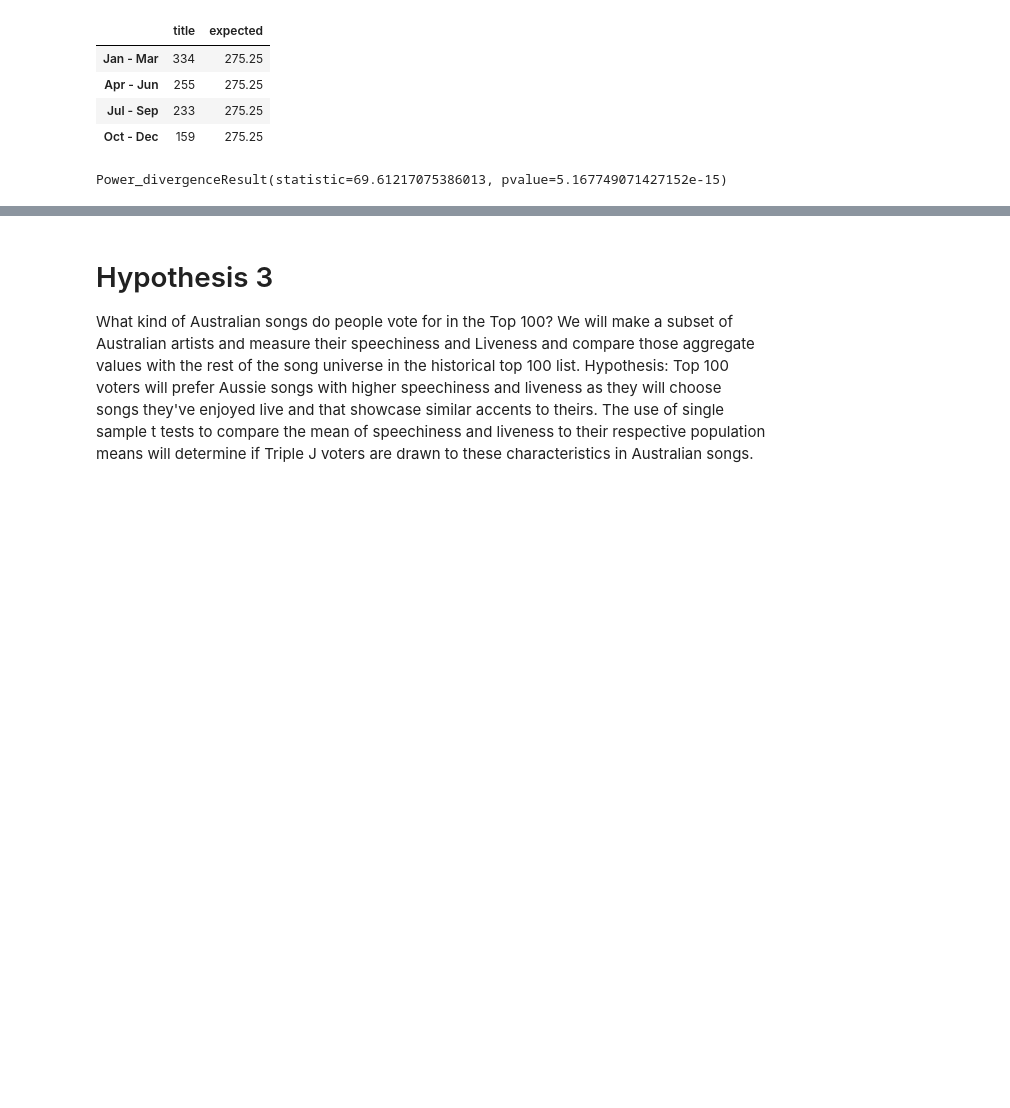
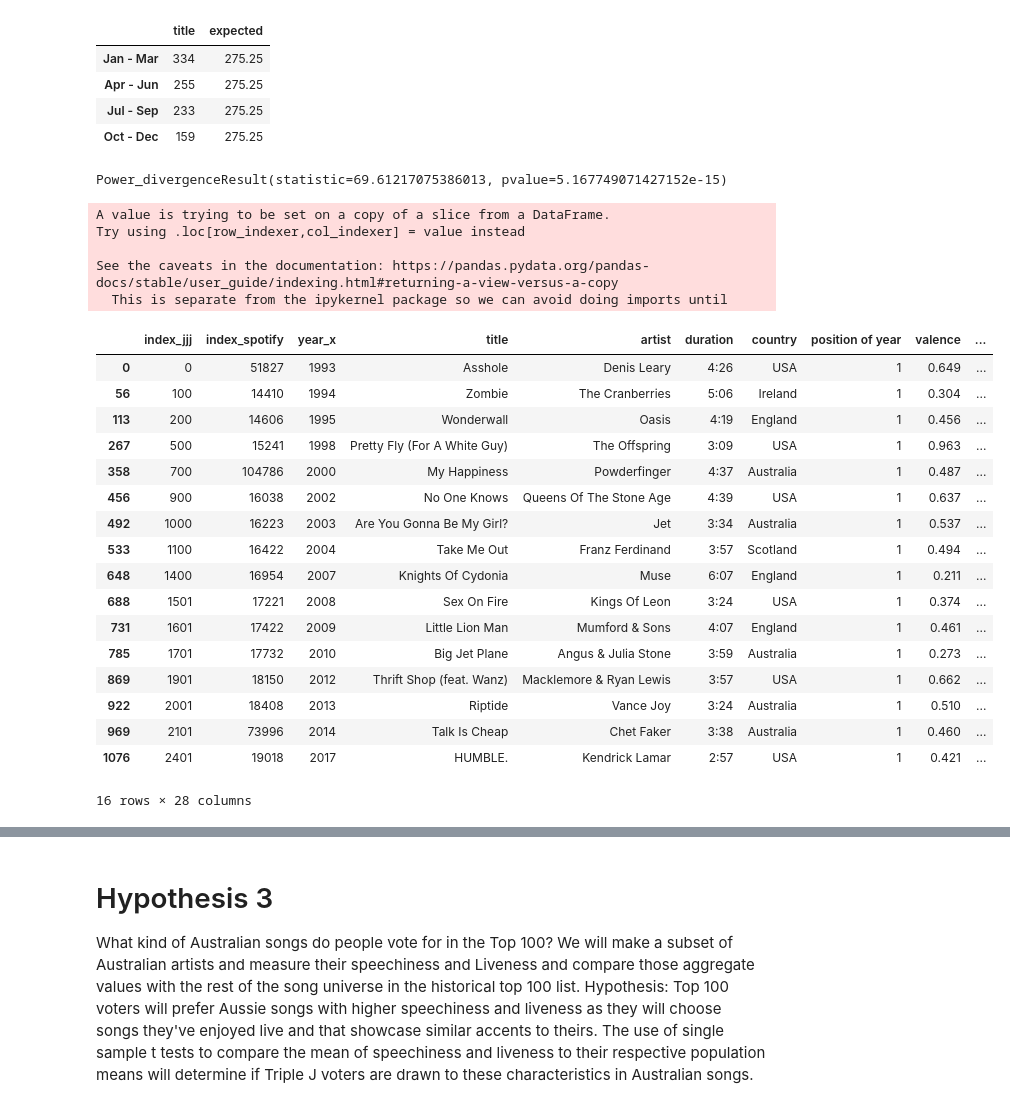
Before and after one commit to relaernu/project_1, a Jupyter notebook: Notebooks/some_analysed.ipynb, the cells around one changed output, grey strips where cells are left out. Saved outputs shown, nothing was run; the diff lists cells and outputs as text; code cells hidden in the pictures; blank space fills up the shorter version.

```diff
--- a/Notebooks/some_analysed.ipynb
+++ b/Notebooks/some_analysed.ipynb
@@ -348,3 +349,32 @@ chi_test = st.chisquare(hpt2_df_qtr["title"], hpt2_df_qtr["expected"])
 chi_test
 # %% [output]
 Power_divergenceResult(statistic=69.61217075386013, pvalue=5.167749071427152e-15)
+# %%
+#Test of when winners only are released
+hpt2_winners_df = hpt2_df[hpt2_df["position of year"] == 1]
+hpt2_winners_df["quarter"] = pd.cut(pd.to_numeric(final_df["release_date"].str[5:7]),bins=bins,labels=labels)
+hpt2_winners_df
+# %% [output]
+A value is trying to be set on a copy of a slice from a DataFrame.
+Try using .loc[row_indexer,col_indexer] = value instead
+
+See the caveats in the documentation: https://pandas.pydata.org/pandas-docs/stable/user_guide/indexing.html#returning-a-view-versus-a-copy
+  This is separate from the ipykernel package so we can avoid doing imports until
+|  | index_jjj | index_spotify | year_x | title | artist | duration | country | position of year | valence | ... |
+| 0 | 0 | 51827 | 1993 | Asshole | Denis Leary | 4:26 | USA | 1 | 0.649 | ... |
+| 56 | 100 | 14410 | 1994 | Zombie | The Cranberries | 5:06 | Ireland | 1 | 0.304 | ... |
+| 113 | 200 | 14606 | 1995 | Wonderwall | Oasis | 4:19 | England | 1 | 0.456 | ... |
+| 267 | 500 | 15241 | 1998 | Pretty Fly (For A White Guy) | The Offspring | 3:09 | USA | 1 | 0.963 | ... |
+| 358 | 700 | 104786 | 2000 | My Happiness | Powderfinger | 4:37 | Australia | 1 | 0.487 | ... |
+| 456 | 900 | 16038 | 2002 | No One Knows | Queens Of The Stone Age | 4:39 | USA | 1 | 0.637 | ... |
+| 492 | 1000 | 16223 | 2003 | Are You Gonna Be My Girl? | Jet | 3:34 | Australia | 1 | 0.537 | ... |
+| 533 | 1100 | 16422 | 2004 | Take Me Out | Franz Ferdinand | 3:57 | Scotland | 1 | 0.494 | ... |
+| 648 | 1400 | 16954 | 2007 | Knights Of Cydonia | Muse | 6:07 | England | 1 | 0.211 | ... |
+| 688 | 1501 | 17221 | 2008 | Sex On Fire | Kings Of Leon | 3:24 | USA | 1 | 0.374 | ... |
+| 731 | 1601 | 17422 | 2009 | Little Lion Man | Mumford & Sons | 4:07 | England | 1 | 0.461 | ... |
+| 785 | 1701 | 17732 | 2010 | Big Jet Plane | Angus & Julia Stone | 3:59 | Australia | 1 | 0.273 | ... |
+| 869 | 1901 | 18150 | 2012 | Thrift Shop (feat. Wanz) | Macklemore & Ryan Lewis | 3:57 | USA | 1 | 0.662 | ... |
+| 922 | 2001 | 18408 | 2013 | Riptide | Vance Joy | 3:24 | Australia | 1 | 0.510 | ... |
+| 969 | 2101 | 73996 | 2014 | Talk Is Cheap | Chet Faker | 3:38 | Australia | 1 | 0.460 | ... |
+| 1076 | 2401 | 19018 | 2017 | HUMBLE. | Kendrick Lamar | 2:57 | USA | 1 | 0.421 | ... |
+16 rows × 28 columns
```
Also changed, not shown: parts of 9 cells of this notebook.
